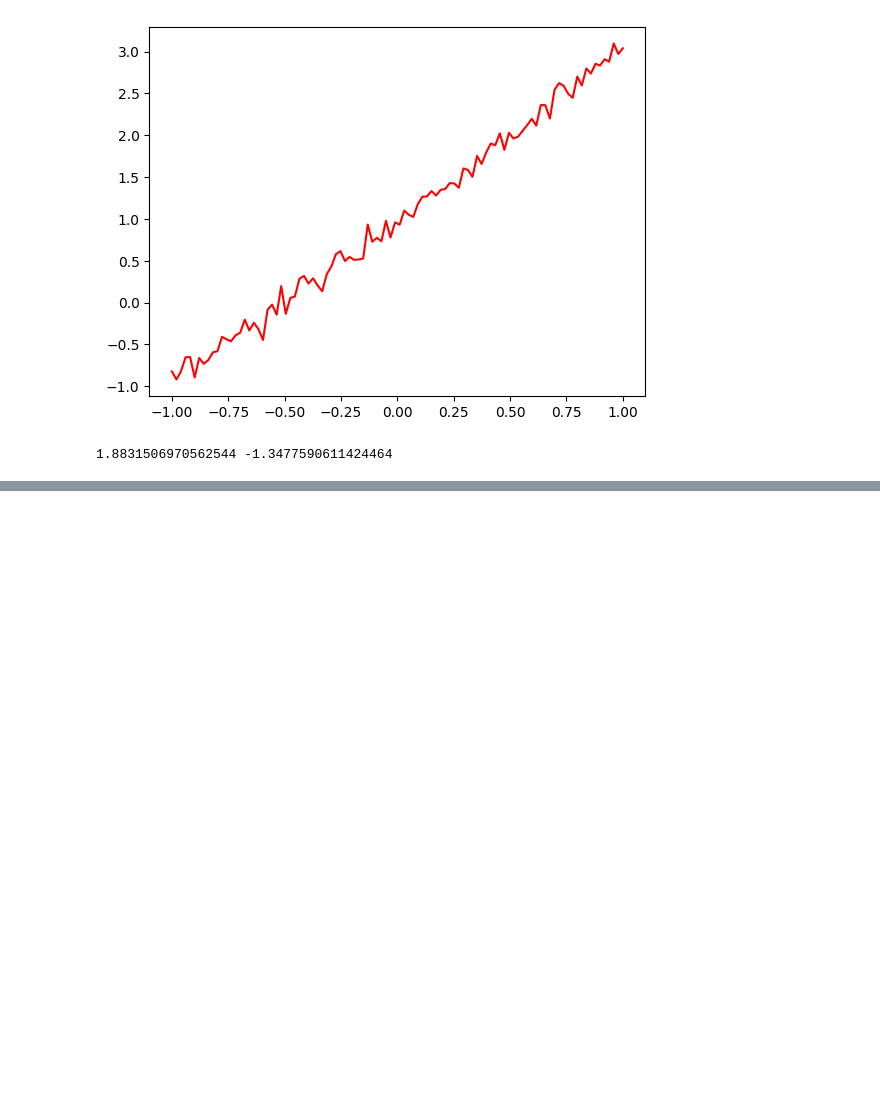
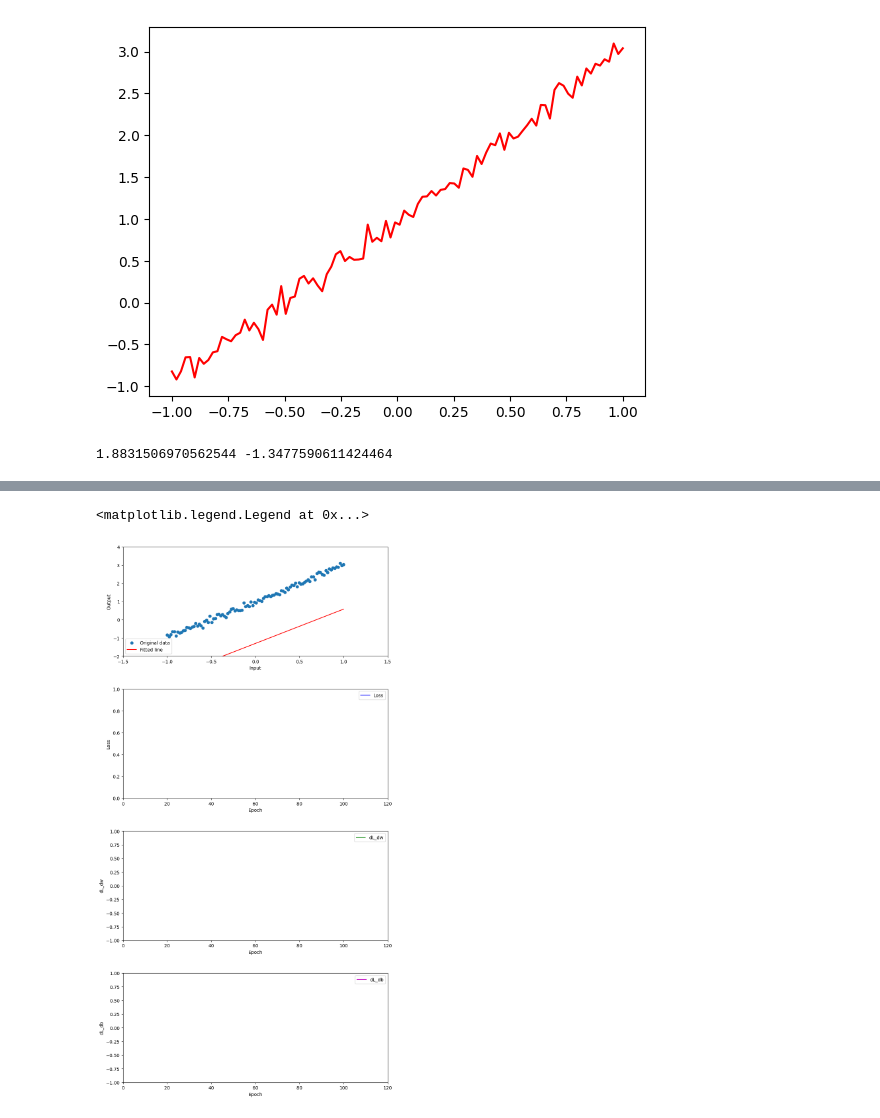
Before and after one commit to onur-ulusoy/Deep-Learning-Essentials, a Jupyter notebook: basics/01_simple_perceptron/perceptron.ipynb, the cells around one changed output, grey strips where cells are left out. Drawn from its saved outputs; the diff is of its cells as text; code cells hidden in the pictures; blank space fills up the shorter version.

Commit message:
Add plotting functionality for training metrics in perceptron notebook.

```diff
--- a/basics/01_simple_perceptron/perceptron.ipynb
+++ b/basics/01_simple_perceptron/perceptron.ipynb
@@ -72 +92,52 @@ up-to-date weight: 1.8838443185330902 bias: -1.3006842638885285
 [figure]
+# %%
+# Training function with visualization
+fig, axs = plt.subplots(4, 1, figsize=(10, 18))
+plt.subplots_adjust(left=0.1, right=0.9, top=0.95, bottom=0.05, hspace=0.3)
+
+# Initialize plots
+ax1, ax2, ax3, ax4 = axs
+
+# Plot for original data and fitted line
+ax1.scatter(x, y, label='Original data')
+fitted_line, = ax1.plot(x, forward_pass(x, weight, bias), label='Fitted line', color='r')
+input_text = ax1.text(0.1, 0.5, '', transform=ax1.transAxes)
+weight_text = ax1.text(0.5, 0.6, '', transform=ax1.transAxes)
+bias_text = ax1.text(0.5, 0.4, '', transform=ax1.transAxes)
+output_text = ax1.text(0.9, 0.5, '', transform=ax1.transAxes)
+epoch_loss_text = ax1.text(0.02, 0.95, '', transform=ax1.transAxes)
+ax1.set_xlim(-1.5, 1.5)
+ax1.set_ylim(-2, 4)
+ax1.set_xlabel('Input')
+ax1.set_ylabel('Output')
+ax1.legend()
+
+# Plot for loss
+loss_values = []
+loss_line, = ax2.plot([], [], label='Loss', color='b')
+ax2.set_xlim(0, epochs)
+ax2.set_ylim(0, 1)
+ax2.set_xlabel('Epoch')
+ax2.set_ylabel('Loss')
+ax2.legend()
+
+# Plot for gradient dL_dw
+dw_values = []
+dw_line, = ax3.plot([], [], label='dL_dw', color='g')
+ax3.set_xlim(0, epochs)
+ax3.set_ylim(-1, 1)
+ax3.set_xlabel('Epoch')
+ax3.set_ylabel('dL_dw')
+ax3.legend()
+
+# Plot for gradient dL_db
+db_values = []
+db_line, = ax4.plot([], [], label='dL_db', color='m')
+ax4.set_xlim(0, epochs)
+ax4.set_ylim(-1, 1)
+ax4.set_xlabel('Epoch')
+ax4.set_ylabel('dL_db')
+ax4.legend()
+# %% [output]
+<matplotlib.legend.Legend at 0x...>
+[figure, added]
```
Also changed, not shown: parts of 5 cells of this notebook.
